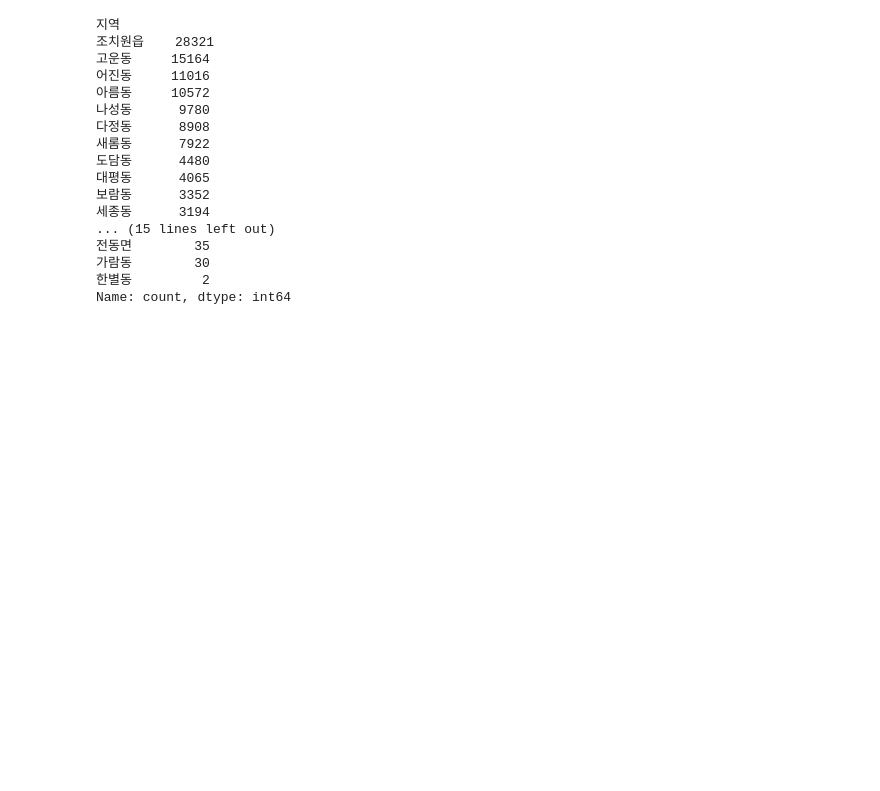
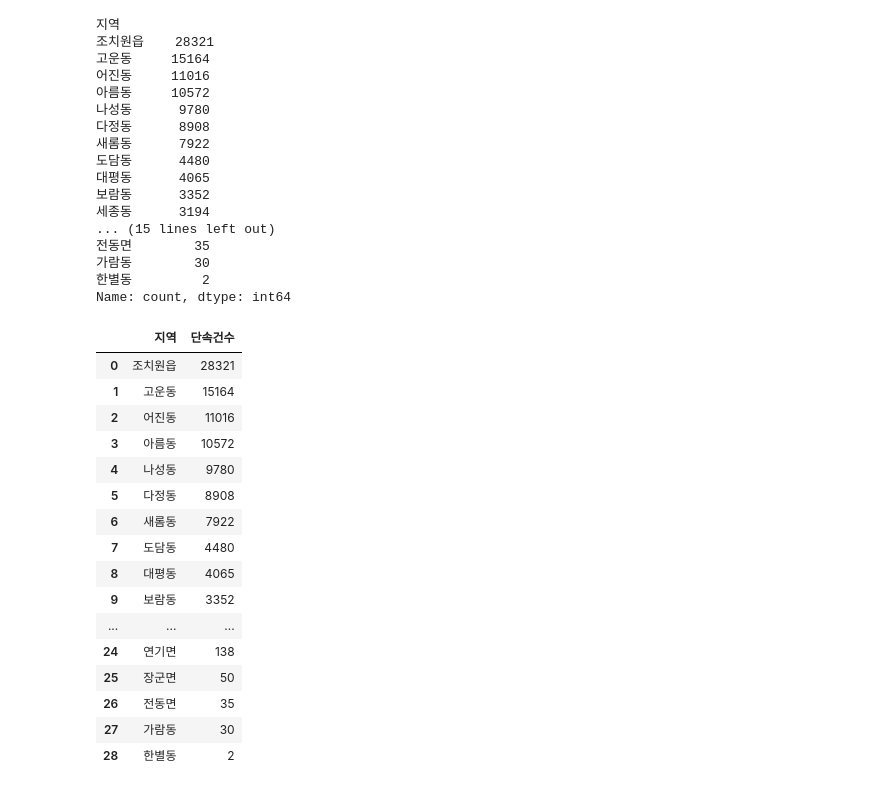
Before and after one commit to social-intelligence-team1/social-intelligence-project, a Jupyter notebook: main/illegal.ipynb, the cells around one changed output. Saved outputs shown, nothing was run; the diff lists cells and outputs as text; code cells hidden in the pictures; blank space fills up the shorter version.

```diff
--- a/main/illegal.ipynb
+++ b/main/illegal.ipynb
@@ -206,3 +206,27 @@ illegal['지역'].value_counts()
 가람동        30
 한별동         2
 Name: count, dtype: int64
+# %%
+region_count_df = illegal['지역'].value_counts().reset_index()
+
+region_count_df.columns = ['지역', '단속건수']
+
+region_count_df
+# %% [output]
+|  | 지역 | 단속건수 |
+| 0 | 조치원읍 | 28321 |
+| 1 | 고운동 | 15164 |
+| 2 | 어진동 | 11016 |
+| 3 | 아름동 | 10572 |
+| 4 | 나성동 | 9780 |
+| 5 | 다정동 | 8908 |
+| 6 | 새롬동 | 7922 |
+| 7 | 도담동 | 4480 |
+| 8 | 대평동 | 4065 |
+| 9 | 보람동 | 3352 |
+| ... | ... | ... |
+| 24 | 연기면 | 138 |
+| 25 | 장군면 | 50 |
+| 26 | 전동면 | 35 |
+| 27 | 가람동 | 30 |
+| 28 | 한별동 | 2 |
```
Also changed, not shown: parts of 9 cells of this notebook.
